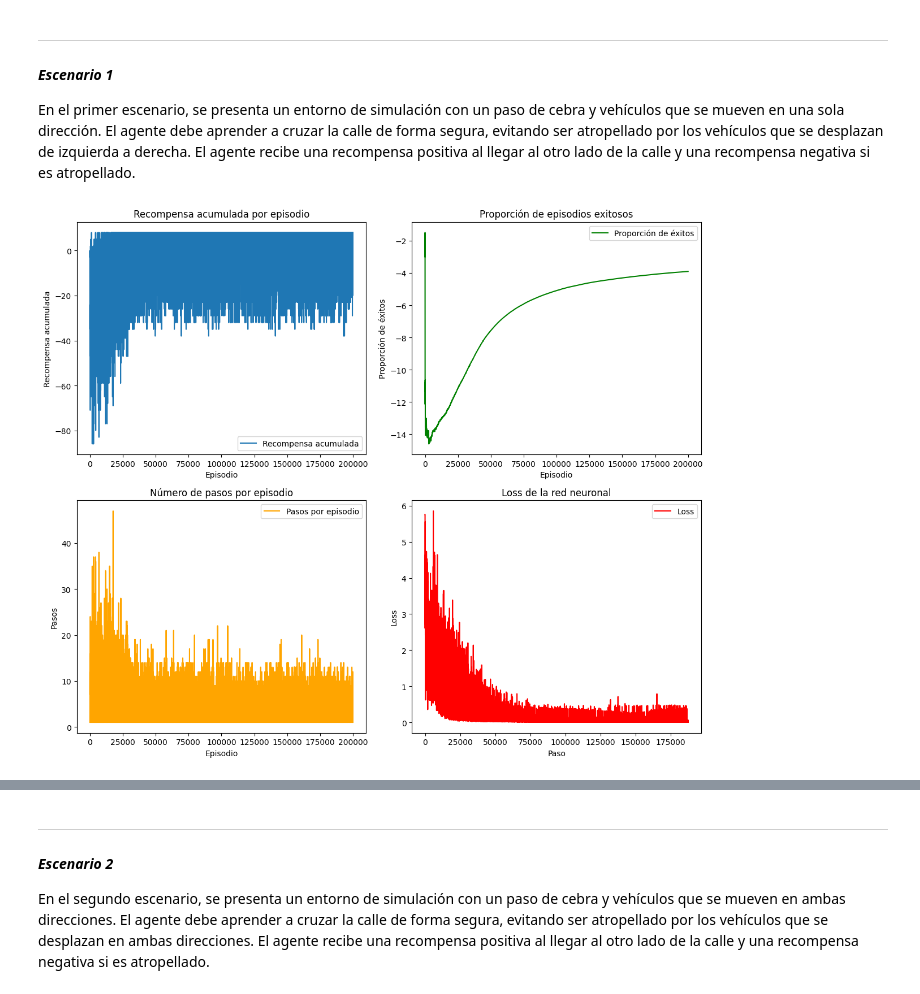
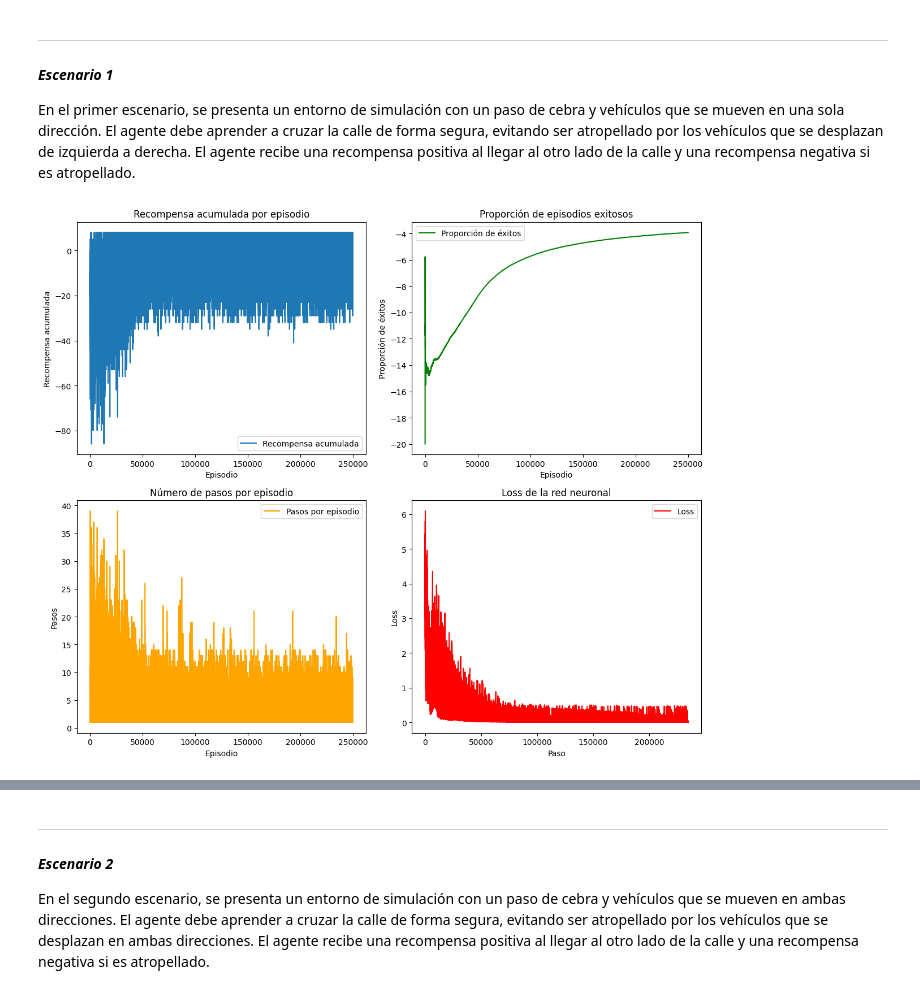
Before and after one commit to stefanoaragoni/RL-ProyectoFinal, a Jupyter notebook: proyecto.ipynb, the cells around one changed output, grey strips where cells are left out. Cells and saved outputs as stored; diff of their text form; code cells hidden in the pictures.

```diff
--- a/proyecto.ipynb
+++ b/proyecto.ipynb
@@ -270,32 +271,32 @@ class CrossStreetEnv(gym.Env):
 # %%
 # Configuración del entorno y revisión
 env = CrossStreetEnv(num_lanes=4, street_length=10)
 check_env(env)
 
 # Configuración de la red neuronal
 policy_kwargs = dict(net_arch=[128, 128])
 model = DQN(
     "MlpPolicy",
     env,
     policy_kwargs=policy_kwargs,
     learning_rate=5e-4,
     buffer_size=100000,
     learning_starts=1000,
     batch_size=64,
     target_update_interval=1000,
     exploration_fraction=0.2,
     exploration_final_eps=0.05,
     verbose=0
 )
 
 # Entrenamiento del modelo con callback
 loss_callback = LossLoggerCallback()
-model.learn(total_timesteps=200000, callback=loss_callback)
+model.learn(total_timesteps=250000, callback=loss_callback)
 
 # Graficar métricas de entrenamiento
 env.plot_training_metrics(loss_callback.losses)
 # %% [output]
-[figure, old version]
+[figure, new version]
 # %%
 # Evaluación y visualización
 obs, _ = env.reset()
```
Also changed, not shown: parts of 10 cells of this notebook, 19 other files.
